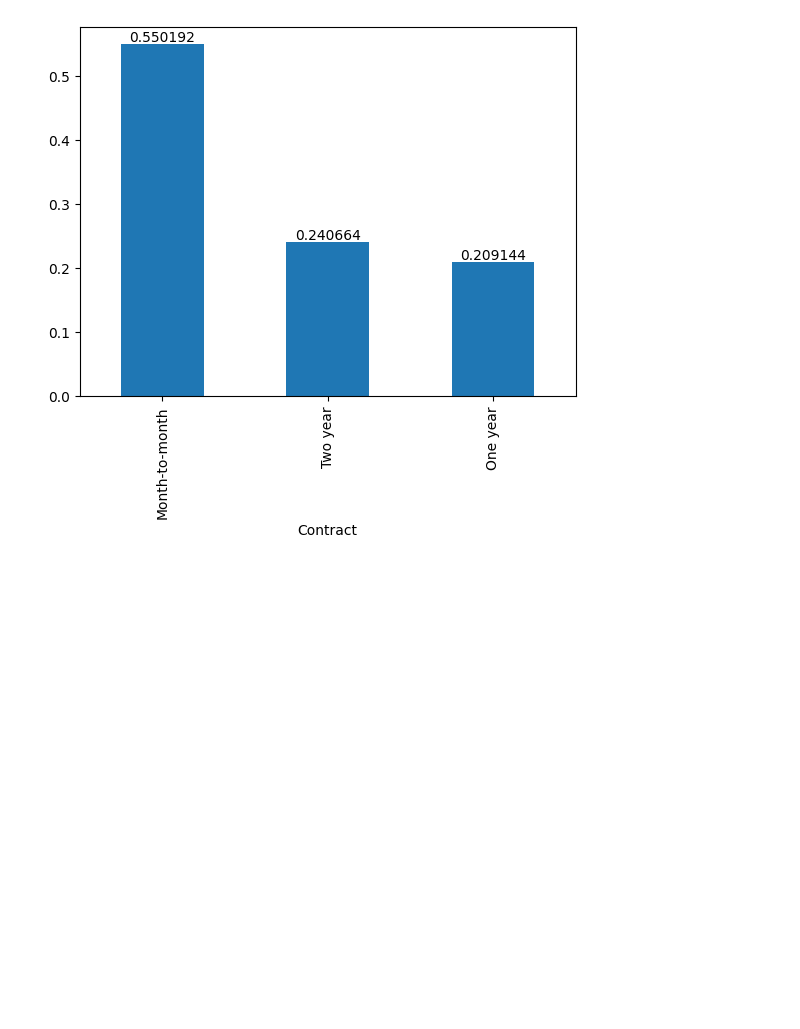
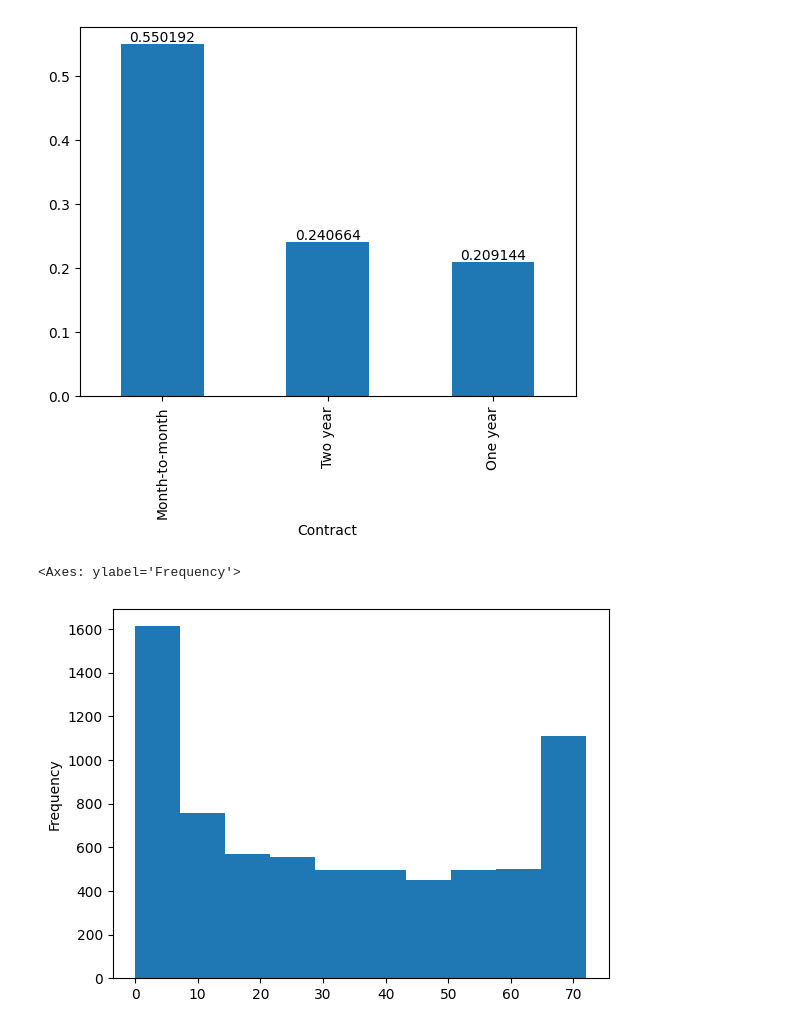
Before and after one commit to CarlosMartorini/operator-contract-churn, a Jupyter notebook: churns.ipynb, the cells around one changed output. Saved outputs shown, nothing was run; the diff lists cells and outputs as text; code cells hidden in the pictures; blank space fills up the shorter version.

Commit message:
Add histogram of tenure, monthly charges and measures

```diff
--- a/churns.ipynb
+++ b/churns.ipynb
@@ -506,3 +506,9 @@ ax.bar_label(ax.containers[0])
 # %% [output]
 [Text(0, 0, '0.550192'), Text(0, 0, '0.240664'), Text(0, 0, '0.209144')]
 [figure]
+# %%
+# Histogram Contract Time
+df_churn.tenure.plot.hist()
+# %% [output]
+<Axes: ylabel='Frequency'>
+[figure, added]
```
Also changed, not shown: parts of 7 cells of this notebook.
